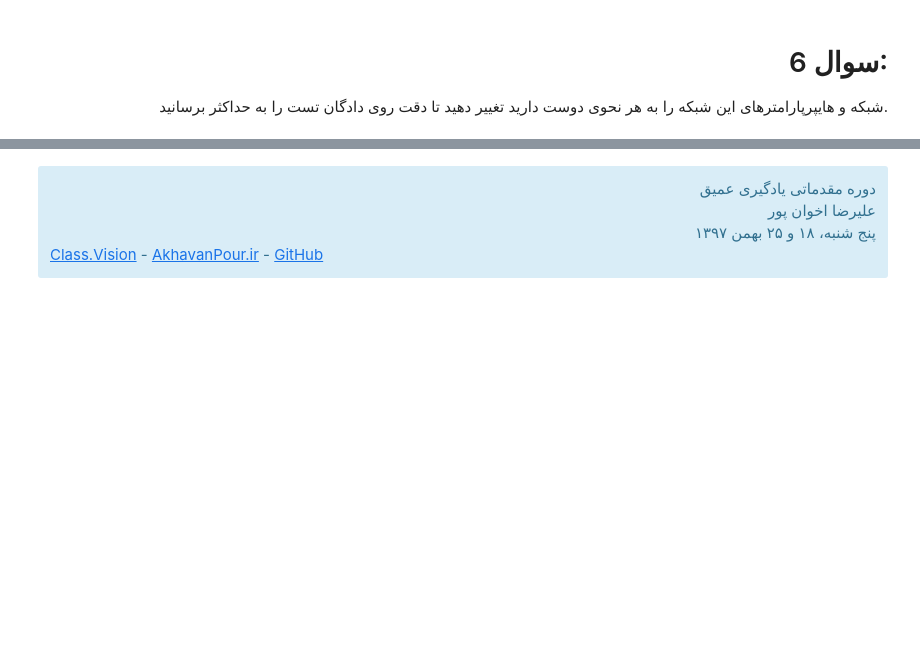
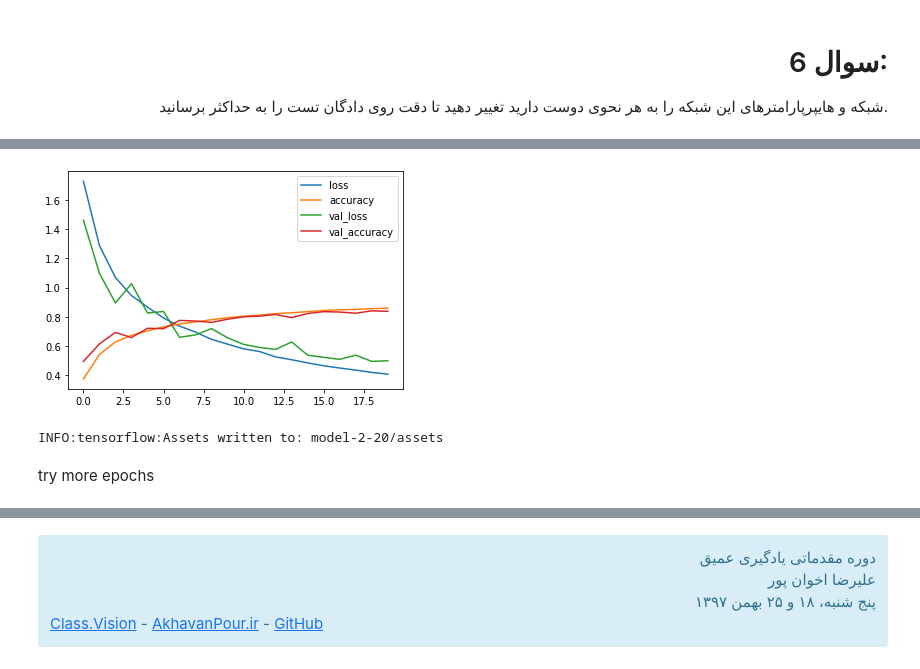
Before and after one commit to m-bashari-m/sample-DNN-projects, a Jupyter notebook: 2.1_cifar10.ipynb, the cells around one changed output, grey strips where cells are left out. Cells and saved outputs as stored; diff of their text form; code cells hidden in the pictures; blank space fills up the shorter version.

```diff
--- a/2.1_cifar10.ipynb
+++ b/2.1_cifar10.ipynb
@@ -360,0 +295,42 @@ plot_history(history)
+# %%
+def create_model2():
+  model = Sequential([
+                    Conv2D(32, (3,3), activation='relu', padding='same', input_shape=(32,32,3)),
+                    BatchNormalization(),
+                    Conv2D(32, (3,3), activation='relu', padding='same'),
+                    BatchNormalization(),
+                    MaxPooling2D((2,2)),
+                    Dropout(.3),
+
+                    Conv2D(64, (3,3), activation='relu', padding='same'),
+                    BatchNormalization(),
+                    Conv2D(64, (3,3), activation='relu', padding='same'),
+                    BatchNormalization(),
+                    MaxPooling2D((2,2)),
+                    Dropout(.3),
+
+                    Conv2D(128, (3,3), activation='relu', padding='same'),
+                    BatchNormalization(),
+                    Conv2D(128, (3,3), activation='relu', padding='same'),
+                    BatchNormalization(),
+                    MaxPooling2D((2,2)),
+                    Dropout(.3),
+
+                    Flatten(),
+                    Dense(200, activation='relu'),
+                    Dropout(.5),
+                    Dense(10)
+  ])
+
+  optimizer = keras.optimizers.Adam()
+  model.compile(optimizer=optimizer,
+              loss=keras.losses.CategoricalCrossentropy(from_logits=True),
+              metrics=['accuracy'])
+
+  return model
+# %%
+model = create_model2()
+history = model.fit(x_train, y_train,
+                    epochs=20,
+                    batch_size=64,
+                    validation_data=(x_test, y_test))
@@ -360,0 +355,10 @@ plot_history(history)
+# %%
+plot_history(history)
+# %% [output]
+[figure, added]
+# %%
+model.save('model-2-20')
+# %% [output]
+INFO:tensorflow:Assets written to: model-2-20/assets
+# %% [markdown]
+try more epochs
```
Also changed, not shown: parts of 16 cells of this notebook.
